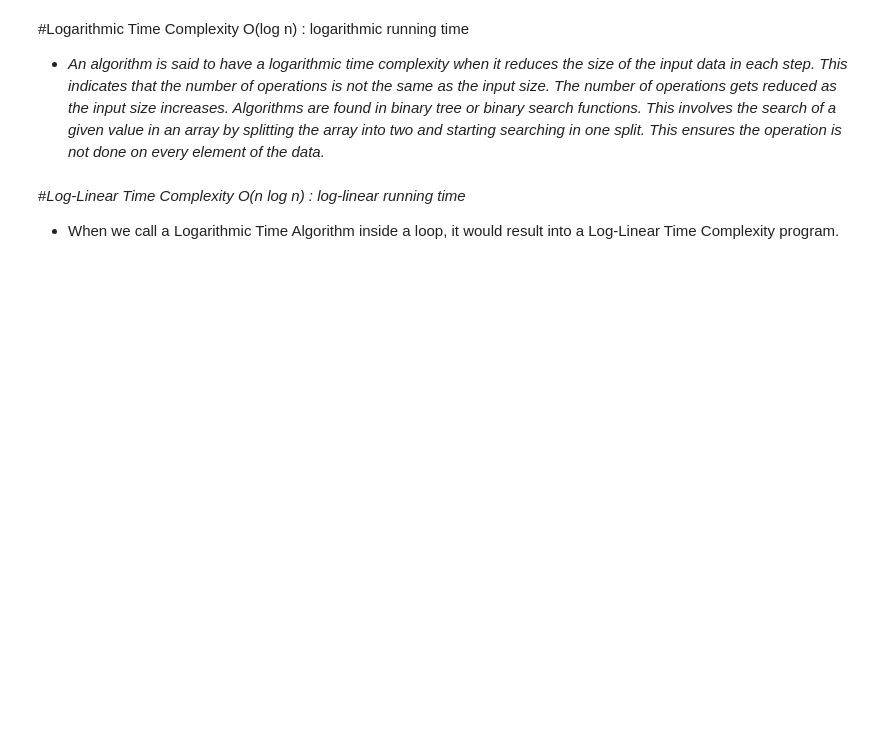
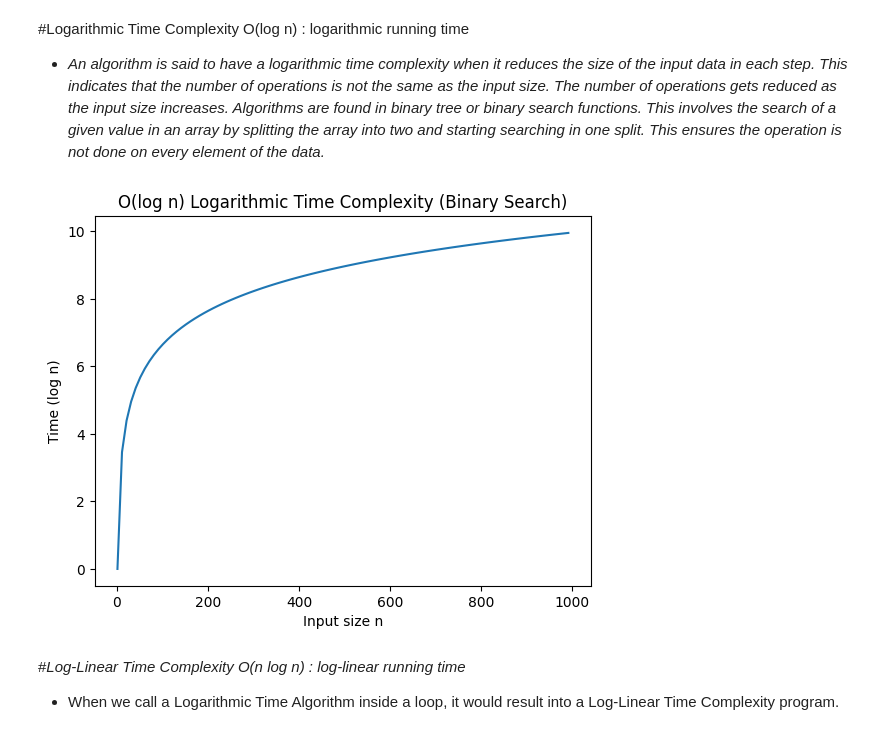
Before and after one commit to dakshmalviya-x/APS-LAB, a Jupyter notebook: Lab_3_Growth_of_function.ipynb, the cells around one changed output. Cells and saved outputs as stored; diff of their text form; code cells hidden in the pictures; blank space fills up the shorter version.

```diff
--- a/Lab_3_Growth_of_function.ipynb
+++ b/Lab_3_Growth_of_function.ipynb
@@ -120,3 +118,37 @@ plt.show()
+# %%
+#Prob_4 Take Suitable example and write function that runs in logarithmic time. plot graph as well similar to above example.
+import matplotlib.pyplot as plt
+import math
+def binary_search(arr, target):
+    left, right = 0, len(arr) - 1
+    steps = 0 # To count operations for visualization
+    while left <= right:
+        steps += 1
+        mid = (left + right) // 2
+        if arr[mid] == target:
+            return steps
+        elif arr[mid] < target:
+            left = mid + 1
+        else:
+            right = mid - 1
+    return steps
+n_values = list(range(1, 1000, 10))
+time_values = []
+for n in n_values:
+    data = list(range(n))
+    target = n + 1
+    if n > 0:
+        time_values.append(math.log(n, 2))
+    else:
+        time_values.append(0)
+plt.figure()
+plt.plot(n_values, time_values)
+plt.xlabel("Input size n")
+plt.ylabel("Time (log n)")
+plt.title("O(log n) Logarithmic Time Complexity (Binary Search)")
+plt.show()
+# %% [output]
+[figure, added]
 # %% [markdown]
 #*Log-Linear Time Complexity O(n log n) : log-­linear running time*
 
```
Also changed, not shown: parts of 1 cell of this notebook.
